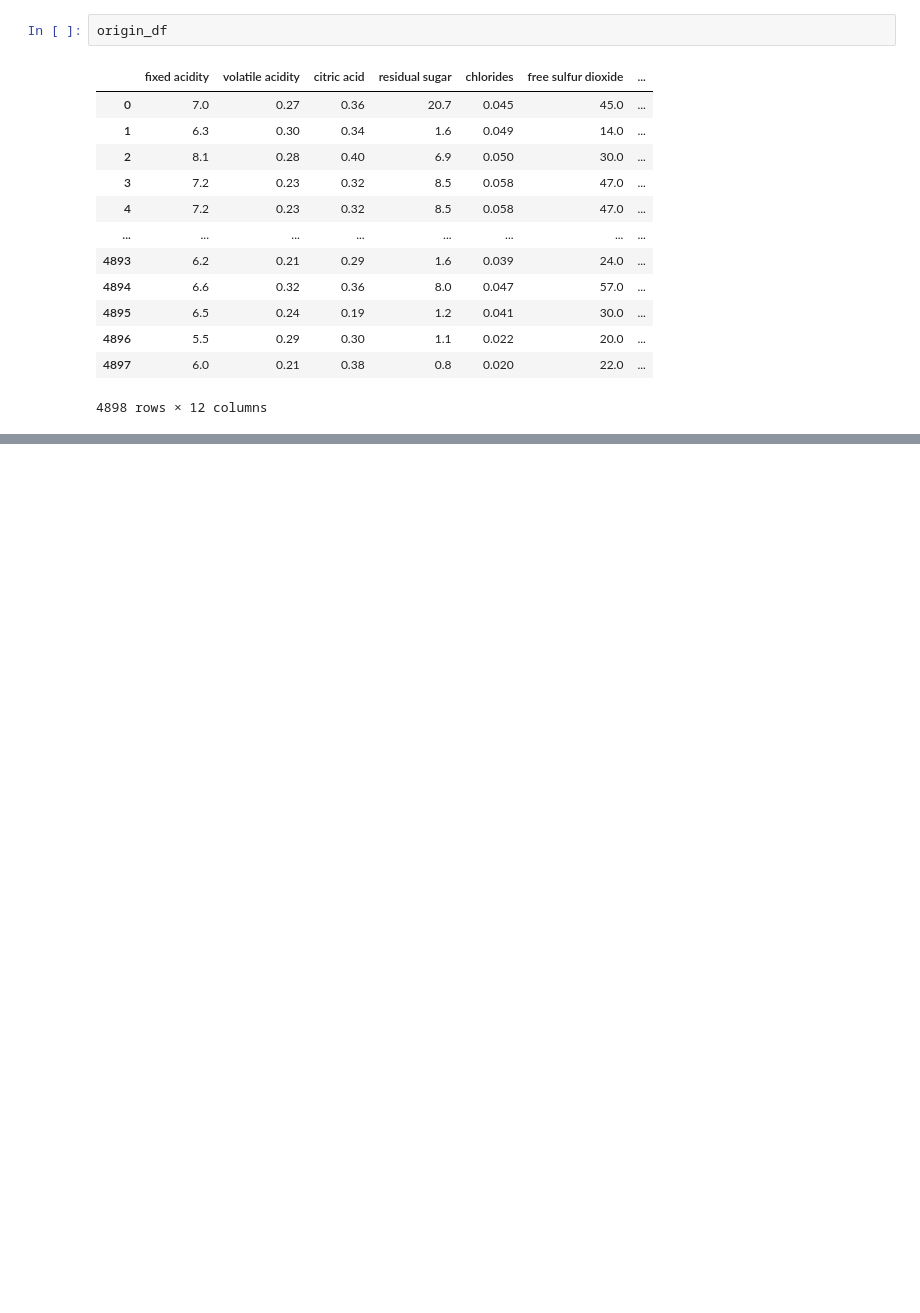
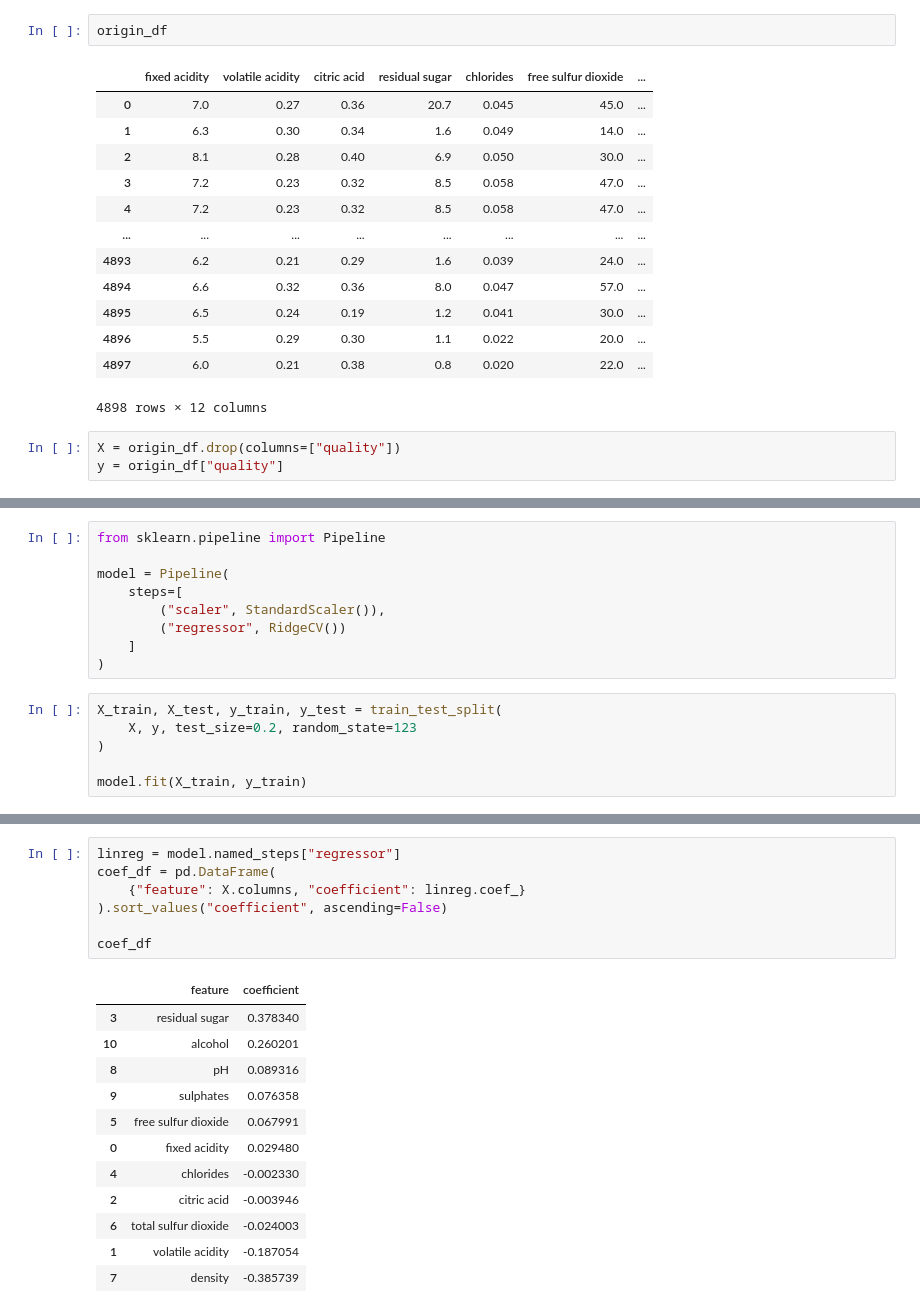
Before and after one commit to Natalie1339/dsci522project, a Jupyter notebook: white_wine_quality.ipynb, the cells around one changed output, grey strips where cells are left out. Saved outputs shown, nothing was run; the diff lists cells and outputs as text; blank space fills up the shorter version.

Commit message:
created ridge regression model

```diff
--- a/white_wine_quality.ipynb
+++ b/white_wine_quality.ipynb
@@ -76,3 +64,6 @@ origin_df
 | 4896 | 5.5 | 0.29 | 0.30 | 1.1 | 0.022 | 20.0 | ... |
 | 4897 | 6.0 | 0.21 | 0.38 | 0.8 | 0.020 | 22.0 | ... |
 4898 rows × 12 columns
+# %%
+X = origin_df.drop(columns=["quality"])
+y = origin_df["quality"]
@@ -78,0 +97,15 @@ origin_df
+# %%
+from sklearn.pipeline import Pipeline
+
+model = Pipeline(
+    steps=[
+        ("scaler", StandardScaler()),
+        ("regressor", RidgeCV())
+    ]
+)
+# %%
+X_train, X_test, y_train, y_test = train_test_split(
+    X, y, test_size=0.2, random_state=123
+)
+
+model.fit(X_train, y_train)
@@ -78,0 +125,20 @@ origin_df
+# %%
+linreg = model.named_steps["regressor"]
+coef_df = pd.DataFrame(
+    {"feature": X.columns, "coefficient": linreg.coef_}
+).sort_values("coefficient", ascending=False)
+
+coef_df
+# %% [output]
+|  | feature | coefficient |
+| 3 | residual sugar | 0.378340 |
+| 10 | alcohol | 0.260201 |
+| 8 | pH | 0.089316 |
+| 9 | sulphates | 0.076358 |
+| 5 | free sulfur dioxide | 0.067991 |
+| 0 | fixed acidity | 0.029480 |
+| 4 | chlorides | -0.002330 |
+| 2 | citric acid | -0.003946 |
+| 6 | total sulfur dioxide | -0.024003 |
+| 1 | volatile acidity | -0.187054 |
+| 7 | density | -0.385739 |
```
Also changed, not shown: parts of 6 cells of this notebook.
